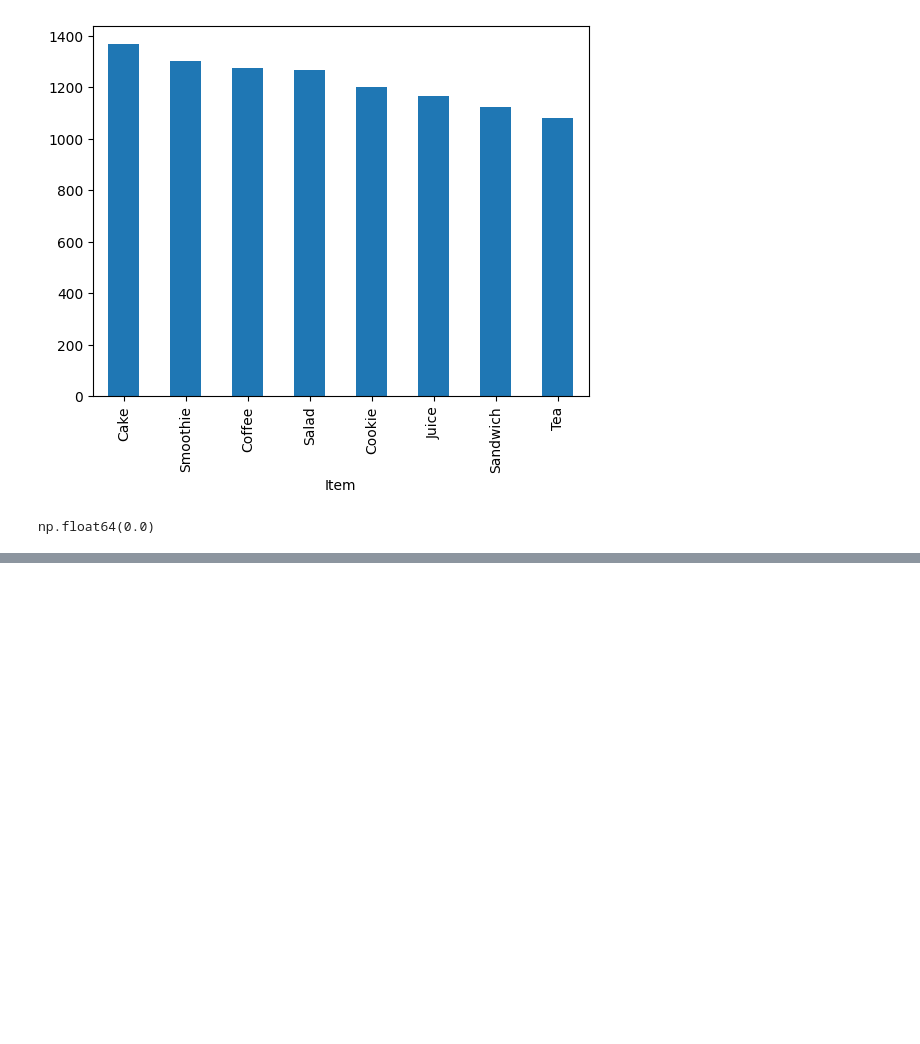
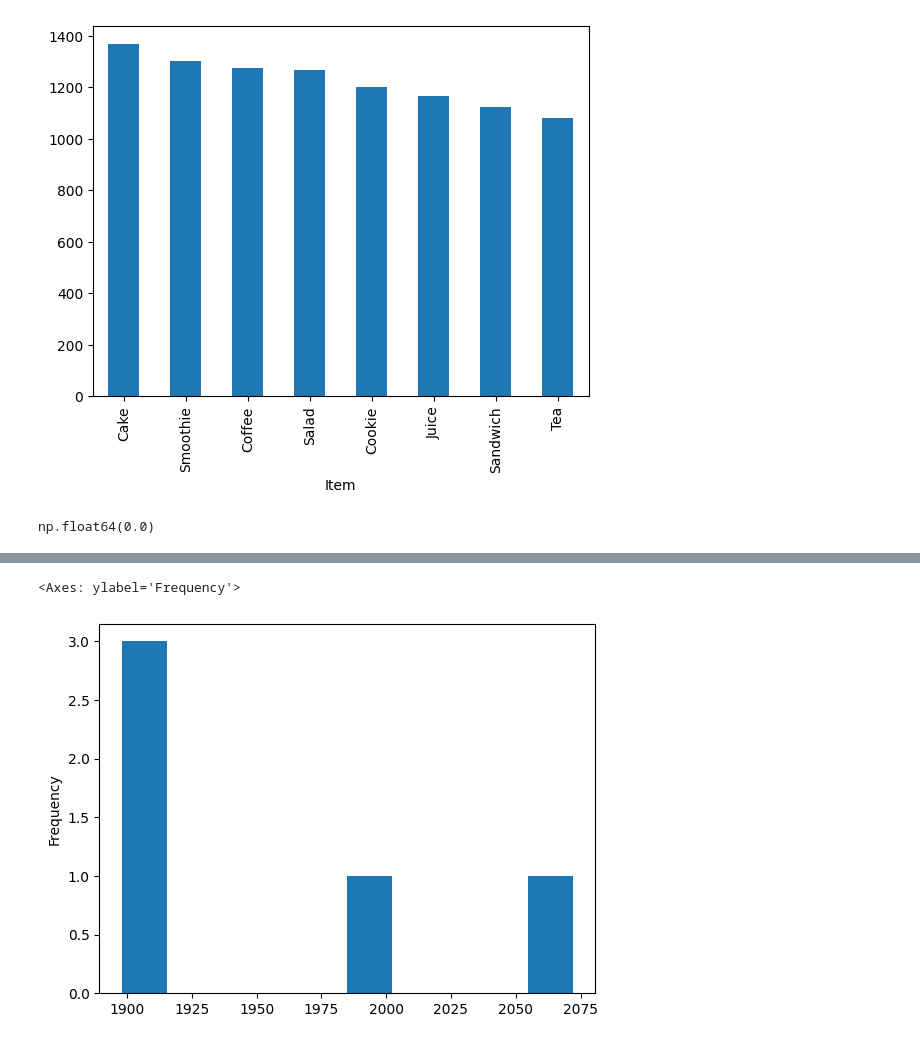
Before and after one commit to aayushmanz/Python-For-Data-Science, a Jupyter notebook: Pandas in Python/Practice in pandas/Practice_6_Dirty_cafe_sales.ipynb, the cells around one changed output, grey strips where cells are left out. Drawn from its saved outputs; the diff is of its cells as text; code cells hidden in the pictures; blank space fills up the shorter version.

```diff
--- a/Pandas in Python/Practice in pandas/Practice_6_Dirty_cafe_sales.ipynb
+++ b/Pandas in Python/Practice in pandas/Practice_6_Dirty_cafe_sales.ipynb
@@ -370,0 +415,5 @@ np.float64(0.0)
+# %%
+df['Quantity'].value_counts().plot(kind='hist')
+# %% [output]
+<Axes: ylabel='Frequency'>
+[figure, added]
```
Also changed, not shown: parts of 16 cells of this notebook, 1 other file.
